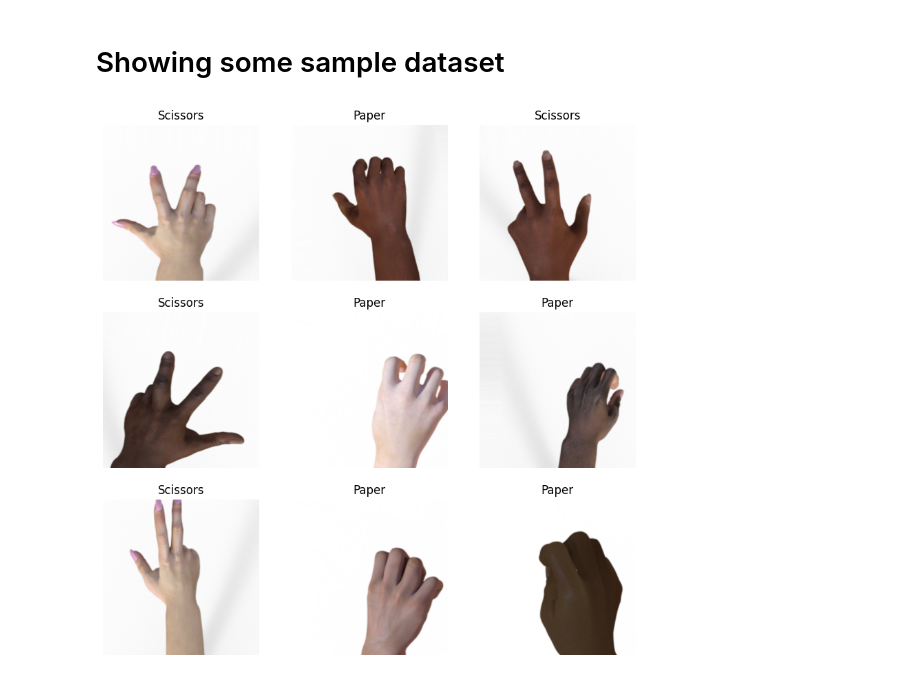
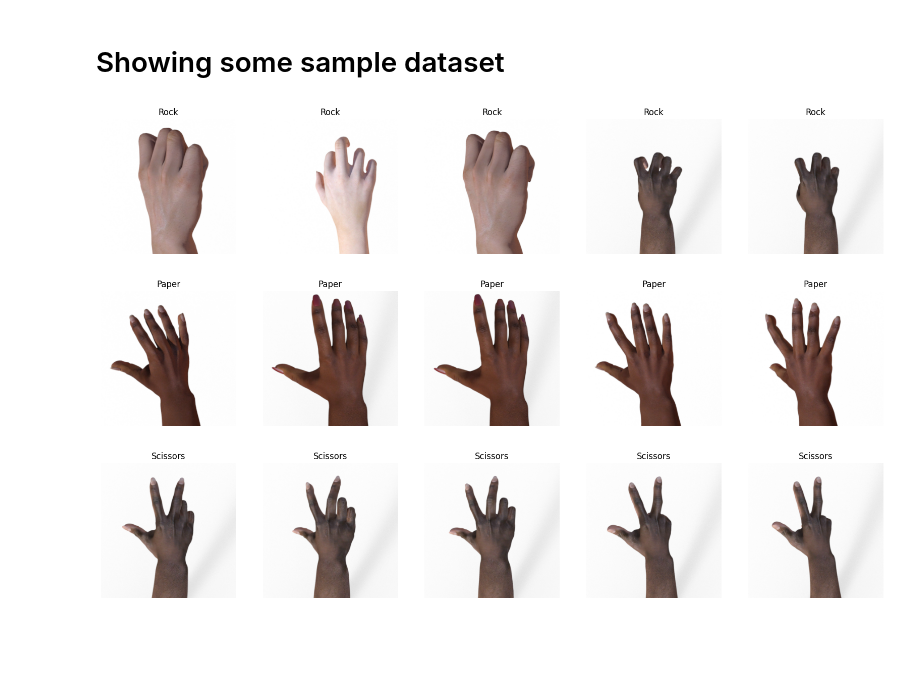
Before and after one commit to GDGC-MU/Introduction_to_Machine_Learning, a Jupyter notebook: rock_paper_scissor.ipynb, the cells around one changed output. Drawn from its saved outputs; the diff is of its cells as text; code cells hidden in the pictures; blank space fills up the shorter version.

```diff
--- a/rock_paper_scissor.ipynb
+++ b/rock_paper_scissor.ipynb
@@ -50,20 +62,28 @@ Found 372 images belonging to 3 classes.
 # %% [markdown]
 # Showing some sample dataset
-# %%
-# Get a batch of images and labels
-sample_images, sample_labels = next(train_generator)
-
-# Plot a few samples with their corresponding labels
-class_names = ['Rock', 'Paper', 'Scissors']  # Assuming these are the labels
-
-plt.figure(figsize=(10, 10))
-for i in range(9):  # Displaying 9 samples
-    plt.subplot(3, 3, i+1)
-    plt.imshow(sample_images[i])
-    plt.title(class_names[np.argmax(sample_labels[i])])
-    plt.axis('off')
-plt.show()
-# %% [output]
-[figure, removed]
+# %%
+import os
+import matplotlib.pyplot as plt
+import matplotlib.image as mpimg
+
+# Function to plot images
+def plot_images_from_dir(image_list, class_name, image_dir, num_images=5):
+    plt.figure(figsize=(20, 4))
+    for i, img_name in enumerate(image_list[:num_images]):
+        sp = plt.subplot(1, num_images, i+1)
+        img = mpimg.imread(os.path.join(image_dir, img_name))
+        plt.imshow(img)
+        plt.title(class_name)  # Display the class name (e.g., Rock, Paper, Scissors)
+        plt.axis('off')  # Hide axes
+    plt.show()
+
+# Plot 5 images from each class
+plot_images_from_dir(rock_imgs, 'Rock', rock_dir)
+plot_images_from_dir(paper_imgs, 'Paper', paper_dir)
+plot_images_from_dir(scissors_imgs, 'Scissors', scissors_dir)
+# %% [output]
+[figure, added]
+[figure, added]
+[figure, added]
 # %%
 from tensorflow.keras import models
```
Also changed, not shown: parts of 11 cells of this notebook, 2 other files.
